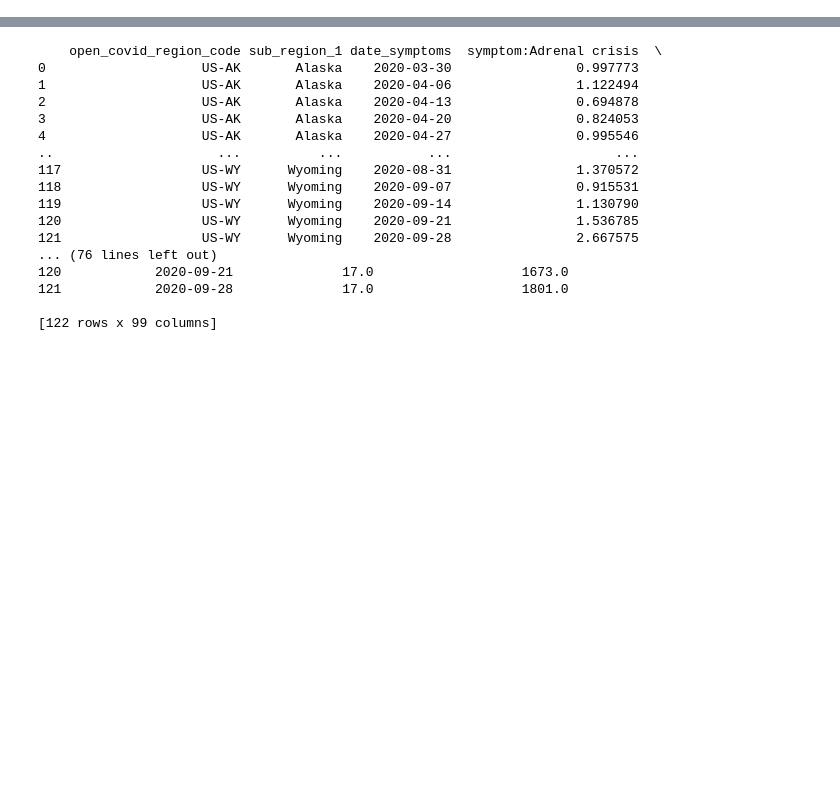
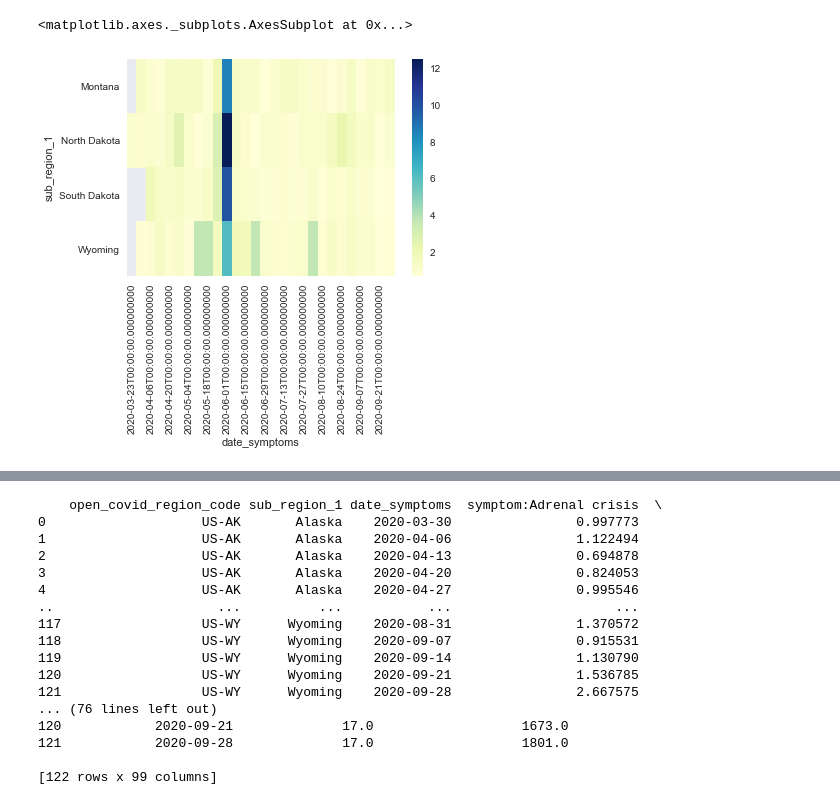
Before and after one commit to brendanmarks/Project1, a Jupyter notebook: Project1.ipynb, the cells around one changed output, grey strips where cells are left out. Saved outputs shown, nothing was run; the diff lists cells and outputs as text; code cells hidden in the pictures; blank space fills up the shorter version.

```diff
--- a/Project1.ipynb
+++ b/Project1.ipynb
@@ -32,7 +32,7 @@ class DataLoader():
 
         medians = self.aggregateWeeklyData.groupby("sub_region_1").median().iloc[:,:-2].median(axis=1)
         self.aggregateWeeklyData.iloc[:, 3:-3] = self.aggregateWeeklyData.iloc[:,:-3].apply(lambda x: self.divByMedian(x, medians), axis=1).iloc[:,3:]
-        print (self.aggregateWeeklyData)
+        display (self.aggregateWeeklyData)
 
     def generateDataSet(self):
         """
@@ -198,0 +197,3 @@ dl = DataLoader()
+# %%
+symptomData = dl.aggregateWeeklyData
+symptomData.drop(columns=['date_hospitalization', 'hospitalized_new', 'hospitalized_cumulative'], inplace=True)
@@ -198,0 +217,27 @@ dl = DataLoader()
+# %%
+import pandas as pd
+import seaborn as sns
+
+#Creating heatmaps for Asphyxia, Anosmia and Ageusia
+
+#Removing Vermont and Alaska due to lack of data for these symptoms
+symptomData = symptomData[symptomData["sub_region_1"] != 'Vermont']
+symptomData = symptomData[symptomData["sub_region_1"] != 'Alaska']
+
+
+heatmap_asphyxia = pd.pivot_table(symptomData, values='symptom:Asphyxia',
+                     index=['sub_region_1'],
+                     columns='date_symptoms')
+
+heatmap_anosmia = pd.pivot_table(symptomData, values='symptom:Anosmia',
+                     index=['sub_region_1'],
+                     columns='date_symptoms')
+
+heatmap_ageusia = pd.pivot_table(symptomData, values='symptom:Ageusia',
+                     index=['sub_region_1'],
+                     columns='date_symptoms')
+# %%
+sns.heatmap(heatmap_asphyxia, cmap="YlGnBu")
+# %% [output]
+<matplotlib.axes._subplots.AxesSubplot at 0x...>
+[figure, added]
```
Also changed, not shown: parts of 9 cells of this notebook.
